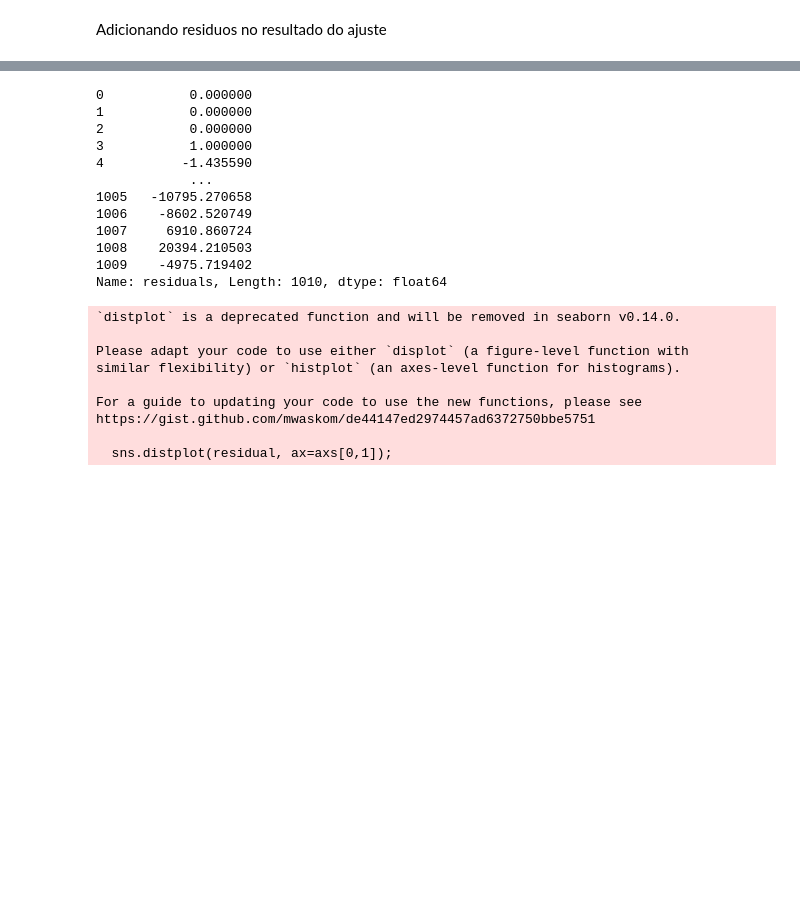
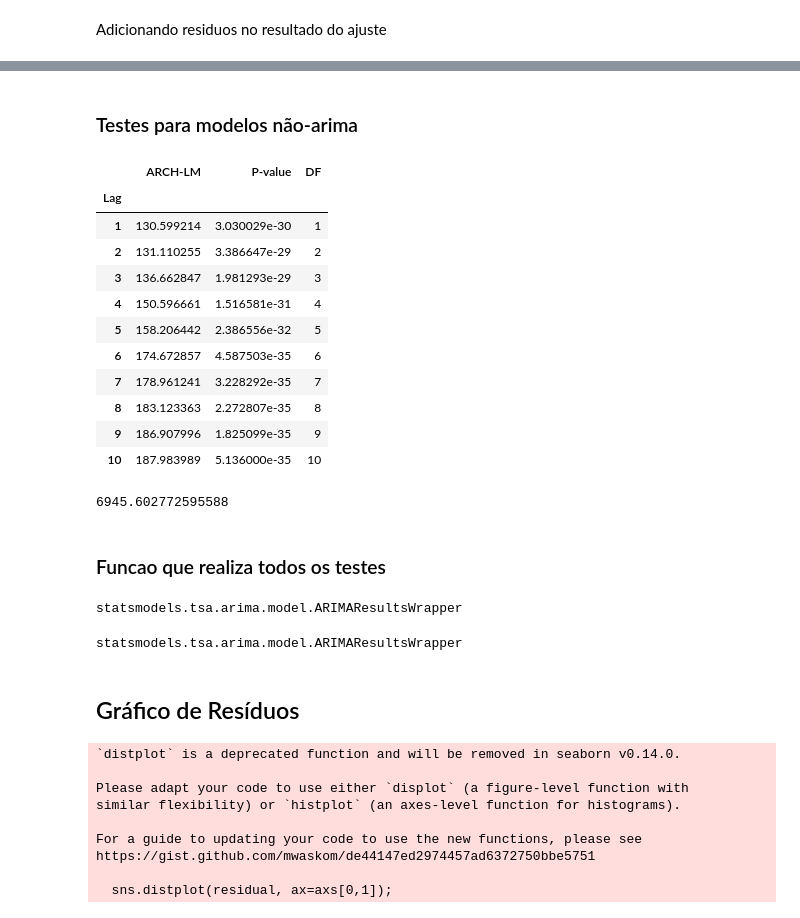
Before and after one commit to heitortanoue/time-series, a Jupyter notebook: python/streamlit/notebooks/residuos.ipynb, the cells around one changed output, grey strips where cells are left out. Saved outputs shown, nothing was run; the diff lists cells and outputs as text; code cells hidden in the pictures; blank space fills up the shorter version.

Commit message:
testes residuos

```diff
--- a/python/streamlit/notebooks/residuos.ipynb
+++ b/python/streamlit/notebooks/residuos.ipynb
@@ -201,12 +201,13 @@ def AutoRegressiveModel(train: pd.Series, steps, lags: Optional[Union[list[int],
         ar_model = AutoReg(train, lags=selector.ar_lags)
         ar_model_fit = ar_model.fit()
 
-        # Get forecast and confidence intervals
+        # Get forecast, confidence intervals and residuals
         forecast_results = ar_model_fit.get_prediction(start=len(train), end=len(train) + steps - 1, dynamic=False)
         forecast_values = forecast_results.predicted_mean
         confidence_intervals = forecast_results.conf_int()
+        residuals = ar_model_fit.resid
 
-        return forecast_values, confidence_intervals
+        return ar_model_fit, forecast_values, confidence_intervals, residuals
 
     else:
         if max_lags is not None:
@@ -219,8 +220,9 @@ def AutoRegressiveModel(train: pd.Series, steps, lags: Optional[Union[list[int],
             forecast_results = ar_model_fit.get_prediction(start=len(train), end=len(train) + steps - 1, dynamic=False)
             forecast_values = forecast_results.predicted_mean
             confidence_intervals = forecast_results.conf_int()
+            residuals = ar_model_fit.resid
 
-            return forecast_values, confidence_intervals
+            return ar_model_fit, forecast_values, confidence_intervals, residuals
 
 def MovingAverageModel(train:pd.Series, q:int, steps:int):
     ma_model = ARIMA(endog=train, order=(0,0,q)).fit()
@@ -335,20 +378,51 @@ def ARIMAModel(train: pd.Series, steps:int, p: Optional[int] = None, d: Optional
+# %% [markdown]
+### Testes para modelos não-arima
 # %%
-forecast_values, confidence_intervals, residuals, model_order = ARIMAModel(train, steps=len(test), auto=True)
+ar_model_fit, forecast_values, confidence_intervals, residuals = AutoRegressiveModel(train, steps=len(test), lags=14)
-# %%
-residuals
-# %% [output]
-0           0.000000
-1           0.000000
-2           0.000000
-3           1.000000
-4          -1.435590
-            ...
-1005   -10795.270658
-1006    -8602.520749
-1007     6910.860724
-1008    20394.210503
-1009    -4975.719402
-Name: residuals, Length: 1010, dtype: float64
+# %%
+ar_model_fit.test_heteroskedasticity(None)
+# %% [output]
+|  | ARCH-LM | P-value | DF |
+| Lag |  |  |  |
+| 1 | 130.599214 | 3.030029e-30 | 1 |
+| 2 | 131.110255 | 3.386647e-29 | 2 |
+| 3 | 136.662847 | 1.981293e-29 | 3 |
+| 4 | 150.596661 | 1.516581e-31 | 4 |
+| 5 | 158.206442 | 2.386556e-32 | 5 |
+| 6 | 174.672857 | 4.587503e-35 | 6 |
+| 7 | 178.961241 | 3.228292e-35 | 7 |
+| 8 | 183.123363 | 2.272807e-35 | 8 |
+| 9 | 186.907996 | 1.825099e-35 | 9 |
+| 10 | 187.983989 | 5.136000e-35 | 10 |
+# %%
+ar_model_fit.test_normality()[0]
+# %% [output]
+6945.602772595588
+# %% [markdown]
+### Funcao que realiza todos os testes
+# %%
+type(auto_arima_model_fit)
+# %% [output]
+statsmodels.tsa.arima.model.ARIMAResultsWrapper
+# %%
+def residuals_tests(model_fit, test=['normality', 'heteroskedasticity', 'correlation']):
+    if type(model_fit) != 'statsmodels.tsa.arima.model.ARIMAResultsWrapper':
+
+        if test == 'normality':
+            jarquebera_test = model_fit.test_normality()
+            test_statistic = jarquebera_test[0]
+            p_value = jarquebera_test[1]
+
+            st.write(f"Estatística de Teste: {test_statistic}\nValor-p: {p_value}")
+
+            if p_value > 0.05:
+                st.success("Os resíduos parecem seguir uma distribuição normal (não podemos rejeitar a hipótese nula)")
+            else:
+                st.warning("Os resíduos não seguem uma distribuição normal (rejeitamos a hipótese nula)")
+# %% [output]
+statsmodels.tsa.arima.model.ARIMAResultsWrapper
+# %% [markdown]
+## Gráfico de Resíduos
 # %%
 import pandas as pd
 import streamlit as st
```
Also changed, not shown: parts of 11 cells of this notebook, 4 other files.
